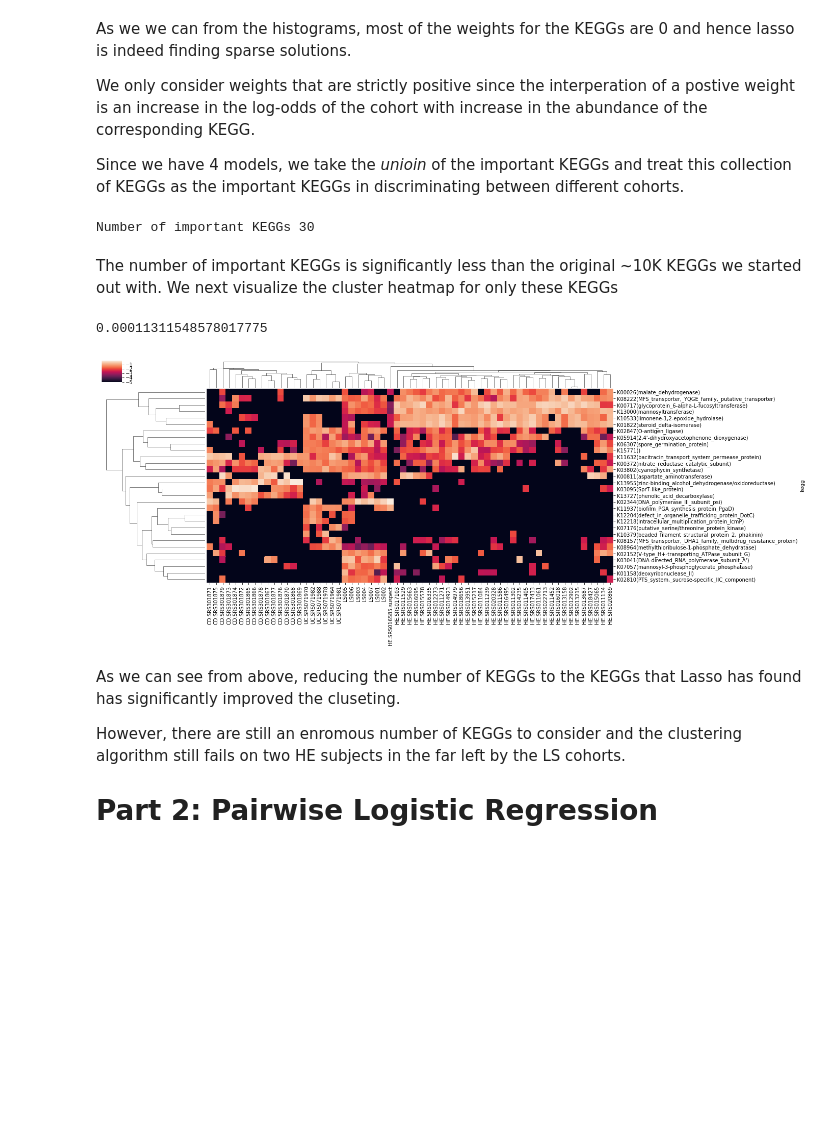
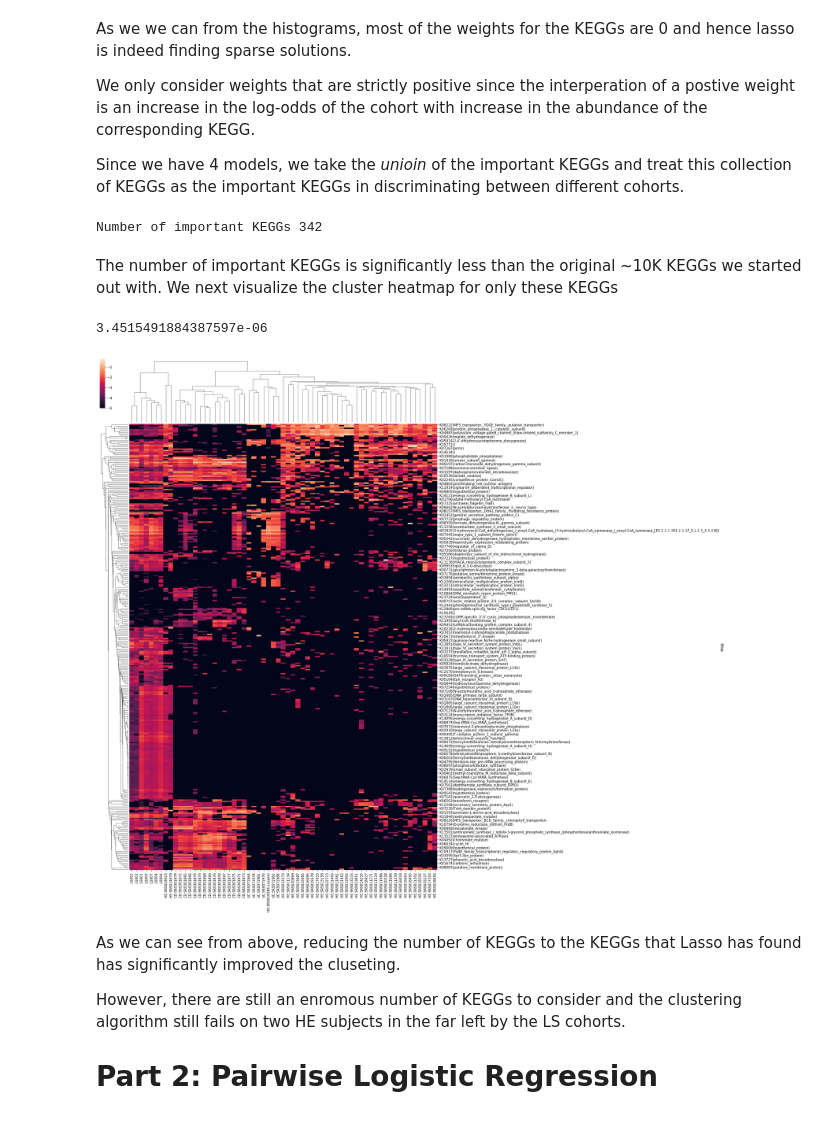
Before and after one commit to myazdani/KEGGs-15-12-2017, a Jupyter notebook: scripts/ratio-analysis/2018-06-30_pairwife-logistic-regression.ipynb, the cells around one changed output. Saved outputs shown, nothing was run; the diff lists cells and outputs as text; code cells hidden in the pictures; blank space fills up the shorter version.

```diff
--- a/scripts/ratio-analysis/2018-06-30_pairwife-logistic-regression.ipynb
+++ b/scripts/ratio-analysis/2018-06-30_pairwife-logistic-regression.ipynb
@@ -85,7 +85,7 @@ Since we have 4 cohorts and Lasso Logistic Regression is for binary regression,
 # %%
 plt.figure(figsize=(18,8))
 important_keggs = []
-thresh = 0.05
+thresh = 0.00
 for i in range(4):
     plt.subplot(2,2,i+1)
     plt.hist(LR.coef_[i,:], bins=100)
@@ -103,7 +103,7 @@ discriminating_keggs = np.array(list(set([kegg for keggs in important_keggs for
 
 print("Number of important KEGGs", len(discriminating_keggs))
 # %% [output]
-Number of important KEGGs 30
+Number of important KEGGs 342
 # %% [markdown]
 The number of important KEGGs is significantly less than the original ~10K KEGGs we started out with. We next visualize the cluster heatmap for only these KEGGs
 # %%
@@ -116,12 +116,12 @@ df_subset_normalized.iloc[:,2:] = df_subset_normalized.iloc[:,2:]/total_abund
 
 np.min(df_subset_normalized.iloc[:,2:].values[df_subset_normalized.iloc[:,2:].values>0])
 # %% [output]
-0.00011311548578017775
+3.4515491884387597e-06
 # %%
 sns.clustermap(np.log10(1e-5+df_subset_normalized.iloc[:,2:]),
-               figsize=(18, 8));
+               figsize=(18, 28));
 # %% [output]
-[figure, old version]
+[figure, new version]
 # %% [markdown]
 As we can see from above, reducing the number of KEGGs to the KEGGs that Lasso has found has significantly improved the cluseting.
 
```
Also changed, not shown: parts of 81 cells of this notebook.
